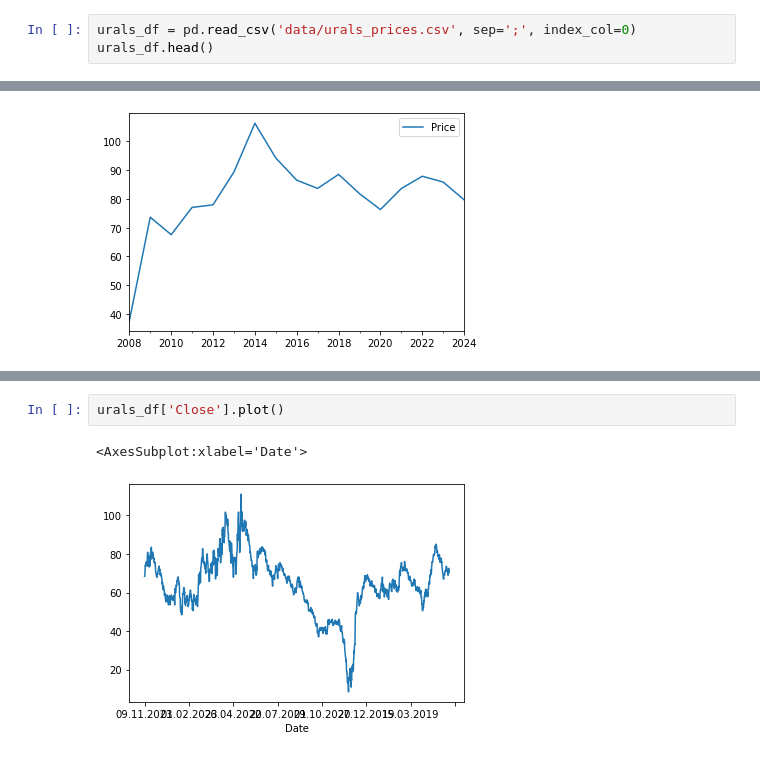
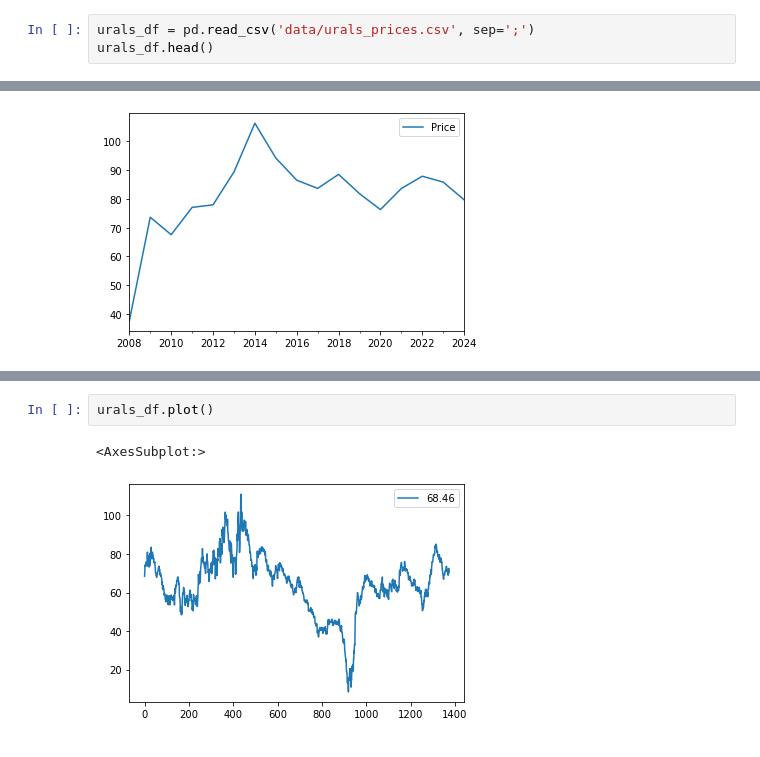
Before and after one commit to timdanilov/capstone-project, a Jupyter notebook: capstone.ipynb, the cells around one changed output, grey strips where cells are left out. Drawn from its saved outputs; the diff is of its cells as text.

```diff
--- a/capstone.ipynb
+++ b/capstone.ipynb
@@ -30,6 +83,6 @@ saudi_df.head()
 | 2011-01-01 | 77.053879 |
 | 2012-01-01 | 77.945163 |
 # %%
-urals_df = pd.read_csv('data/urals_prices.csv', sep=';', index_col=0)
+urals_df = pd.read_csv('data/urals_prices.csv', sep=';')
 urals_df.head()
 # %% [output]
@@ -65,5 +106,5 @@ wti_df.plot()
 # %%
-urals_df['Close'].plot()
+urals_df.plot()
 # %% [output]
-<AxesSubplot:xlabel='Date'>
+<AxesSubplot:>
-[figure, old version]
+[figure, new version]
```
Also changed, not shown: parts of 9 cells of this notebook, 2 other files.
